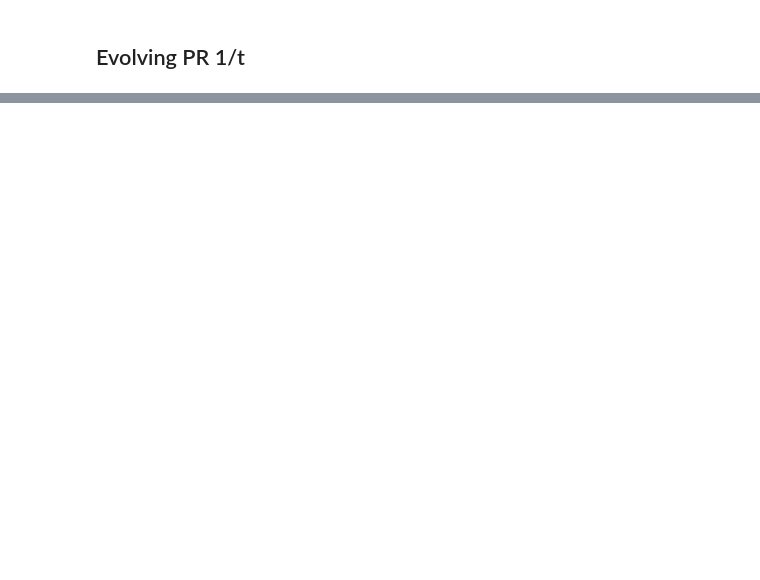
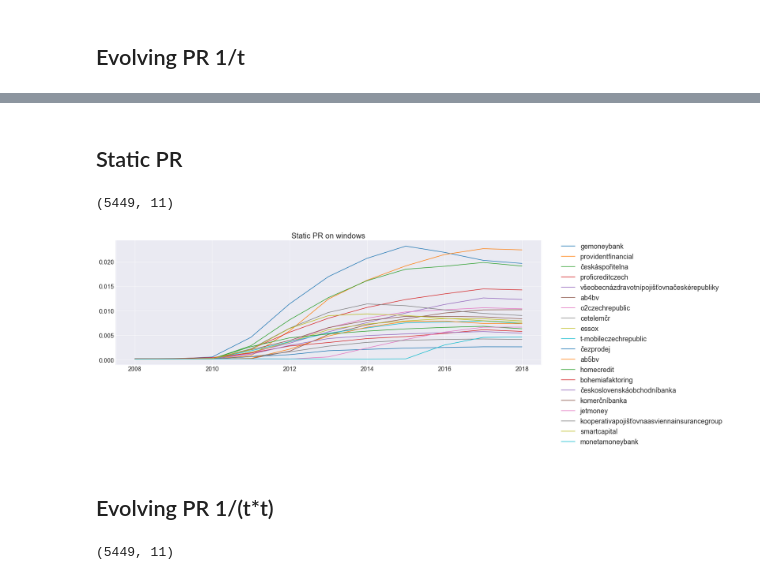
Before and after one commit to zviri/GraphSlicesExperiments, a Jupyter notebook: EvolvingPRLargeGraph.ipynb, the cells around one changed output, grey strips where cells are left out. Cells and saved outputs as stored; diff of their text form; code cells hidden in the pictures; blank space fills up the shorter version.

```diff
--- a/EvolvingPRLargeGraph.ipynb
+++ b/EvolvingPRLargeGraph.ipynb
@@ -92,0 +120,16 @@ prettify_plot(lambda ax: evolving_pr_df.loc[top_creditors[0:10]].fillna(0).T.plo
+# %%
+raw_data = [json.loads(row) for row in open("./data/evolving_pagerank_large_graph_yearly_experiment.jsonline")]
+index = np.array(map(lambda row: row["stringId"], raw_data))
+node_types = np.array(map(lambda row: row["nodeType"], raw_data))
+# %%
+top_creditors = [u"gemoneybank", u"providentfinancial", u"českáspořitelna", u"proficreditczech", u"všeobecnázdravotnípojišťovnačeskérepubliky", u"ab4bv",
+                 u"o2czechrepublic", u"cetelemčr", u"essox", u"t-mobileczechrepublic", u"čezprodej", u"ab5bv", u"homecredit", u"bohemiafaktoring",
+                 u"československáobchodníbanka", u"komerčníbanka", u"jetmoney", u"kooperativapojišťovnaasviennainsurancegroup", u"smartcapital", u"monetamoneybank"]
+# %% [markdown]
+## Static PR
+# %%
+static_pr_df = pd.DataFrame(map(lambda row: dict(row["pr"]), raw_data), index=index)
+static_pr_df.columns = map(lambda date_id: dt.date(date_id, 1, 1), static_pr_df.columns)
+static_pr_df.shape
+# %% [output]
+(5449, 11)
@@ -92,0 +138,13 @@ prettify_plot(lambda ax: evolving_pr_df.loc[top_creditors[0:10]].fillna(0).T.plo
+# %%
+prettify_plot(lambda ax: static_pr_df.loc[top_creditors[0:40]].fillna(0).T.plot(ax=ax, figsize=(20, 6), fontsize=16),
+              title="Static PR on windows")
+# %% [output]
+[figure, added]
+# %% [markdown]
+## Evolving PR 1/(t*t)
+# %%
+evolving_quad_pr_df = pd.DataFrame(map(lambda row: dict(row["prEvolvingQuad"]), raw_data), index=index)
+evolving_quad_pr_df.columns = map(lambda date_id: dt.date(date_id, 1, 1), evolving_quad_pr_df.columns)
+evolving_quad_pr_df.shape
+# %% [output]
+(5449, 11)
```
Also changed, not shown: parts of 23 cells of this notebook.
